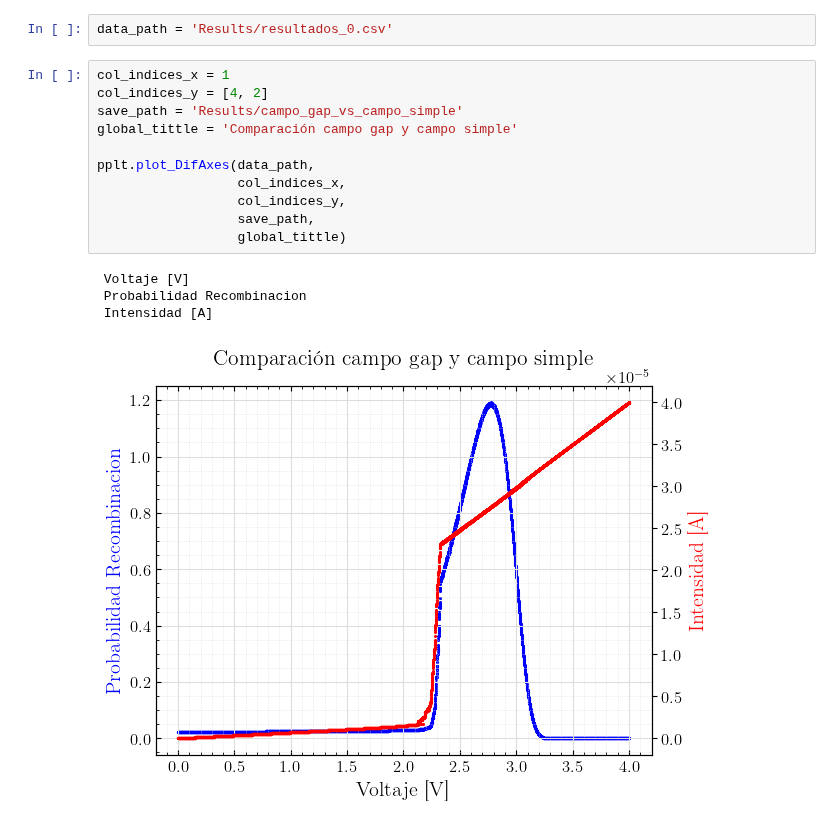
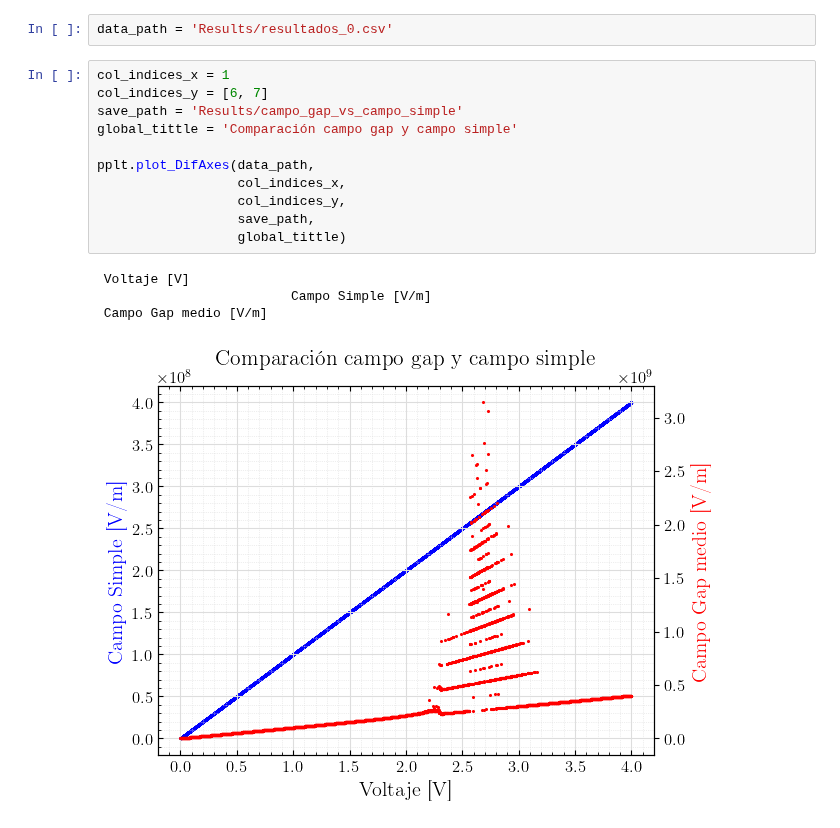
Before and after one commit to LabL4/RRAM_Simulation, a Jupyter notebook: plot_presentacion.ipynb, the cells around one changed output. Drawn from its saved outputs; the diff is of its cells as text.

```diff
--- a/plot_presentacion.ipynb
+++ b/plot_presentacion.ipynb
@@ -31,19 +34,19 @@ num_simulation = 0
 data_path = 'Results/resultados_0.csv'
 # %%
 col_indices_x = 1
-col_indices_y = [4, 2]
+col_indices_y = [6, 7]
 save_path = 'Results/campo_gap_vs_campo_simple'
 global_tittle = 'Comparación campo gap y campo simple'
 
 pplt.plot_DifAxes(data_path,
                   col_indices_x,
                   col_indices_y,
                   save_path,
                   global_tittle)
 # %% [output]
  Voltaje [V]
- Probabilidad Recombinacion
- Intensidad [A]
+                         Campo Simple [V/m]
+ Campo Gap medio [V/m]
-[figure, old version]
+[figure, new version]
 # %%
 col_indices_x = 1
```
Also changed, not shown: parts of 3 cells of this notebook, 3 other files.
